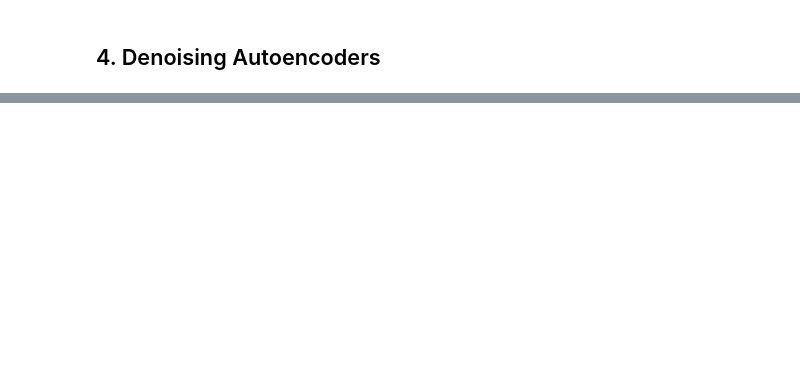
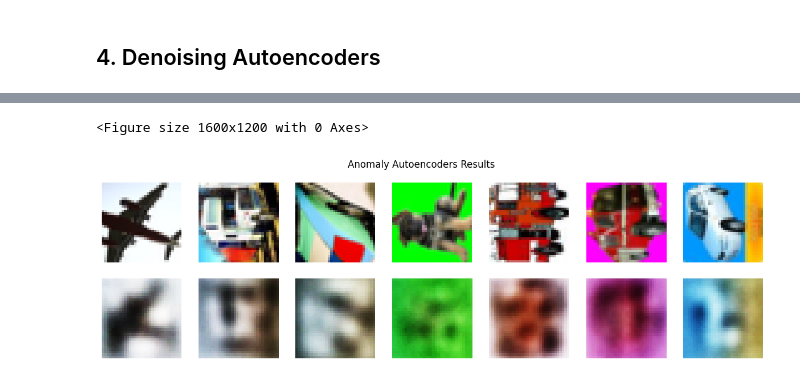
Before and after one commit to JHermosillaD/Autoencoders, a Jupyter notebook: Autoencoder.ipynb, the cells around one changed output, grey strips where cells are left out. Saved outputs shown, nothing was run; the diff lists cells and outputs as text; code cells hidden in the pictures; blank space fills up the shorter version.

Commit message:
add sparsity and anomalies

```diff
--- a/Autoencoder.ipynb
+++ b/Autoencoder.ipynb
@@ -318,0 +419,3 @@ plt.show()
+# %%
+# Additional hyperparameters
+anomaly_sample = 7
@@ -318,0 +446,15 @@ plt.show()
+# %%
+anomalies_indx = np.argsort(anomaly_loss)[-anomaly_sample:]
+# %%
+plt.figure(dpi=250)
+fig, ax = plt.subplots(2, anomaly_sample, figsize=(15, 4))
+fig.suptitle('Anomaly Autoencoders Results')
+for i in range(anomaly_sample):
+    ax[0, i].imshow(feature_images[anomalies_indx[i]].cpu().numpy().T)
+    ax[1, i].imshow(target_images[anomalies_indx[i]].cpu().numpy().T)
+    ax[0, i].axis('OFF')
+    ax[1, i].axis('OFF')
+plt.show()
+# %% [output]
+<Figure size 1600x1200 with 0 Axes>
+[figure, added]
```
Also changed, not shown: parts of 19 cells of this notebook.
